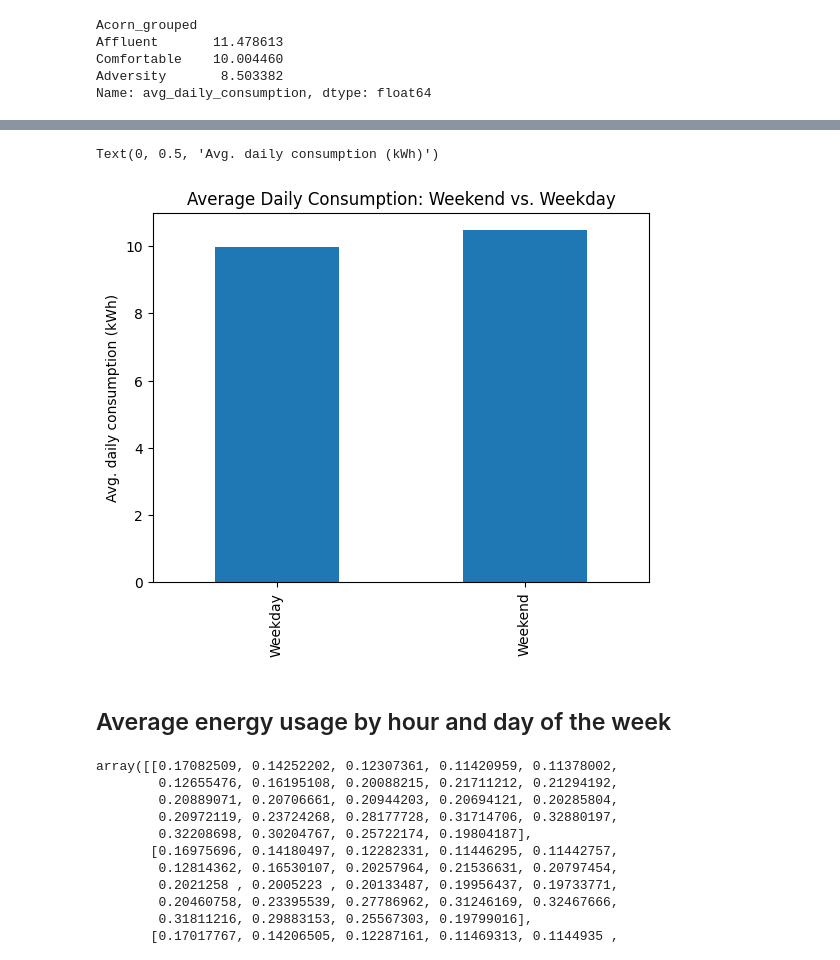
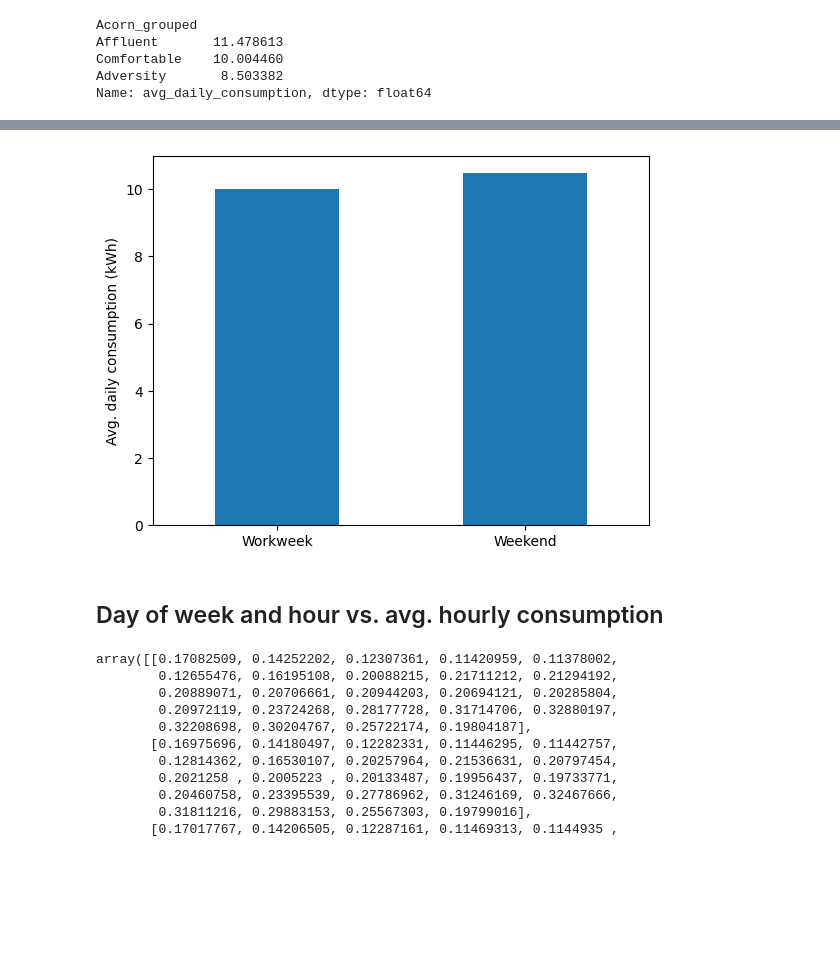
Before and after one commit to moosophy/smart-meters-project, a Jupyter notebook: main.ipynb, the cells around one changed output, grey strips where cells are left out. Saved outputs shown, nothing was run; the diff lists cells and outputs as text; code cells hidden in the pictures; blank space fills up the shorter version.

```diff
--- a/main.ipynb
+++ b/main.ipynb
@@ -344,7 +293,7 @@ Text(0, 0.5, 'Avg. daily consumption (kWh)')
 t = daily_consumption.copy()
 t["weekday"] = t["day"].dt.dayofweek
 t["is_weekend"] = t["weekday"] >= 5
-r = t.groupby("is_weekend")["energy_sum"].mean().rename(index={False: "Weekday", True: "Weekend"})
+r = t.groupby("is_weekend")["energy_sum"].mean().rename(index={False: "Workweek", True: "Weekend"})
 r
 # %% [output]
 is_weekend
@@ -353,13 +302,13 @@ Weekend    10.467837
 Name: energy_sum, dtype: float64
 # %%
-chart = r.plot(kind="bar", title="Average Daily Consumption: Weekend vs. Weekday")
+chart = r.plot(kind="bar")
 chart.set_xlabel("")
-chart.set_ylabel("Avg. daily consumption (kWh)")
+chart.tick_params(axis="x", labelrotation=0)
+chart.set_ylabel("Avg. daily consumption (kWh)");
 # %% [output]
-Text(0, 0.5, 'Avg. daily consumption (kWh)')
-[figure, old version]
+[figure, new version]
 # %% [markdown]
-## Average energy usage by hour and day of the week
+## Day of week and hour vs. avg. hourly consumption
 # %%
 t = half_hourly_consumption_long.copy()
 t["hour"] = t["tstp"].dt.hour
```
Also changed, not shown: parts of 19 cells of this notebook.
